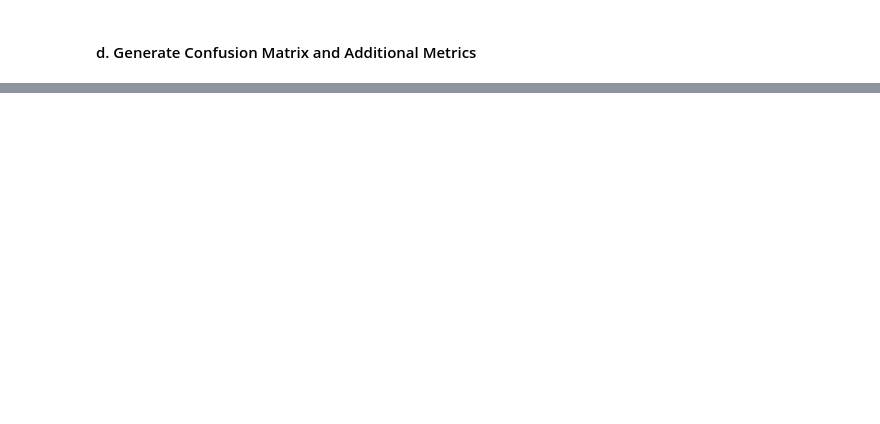
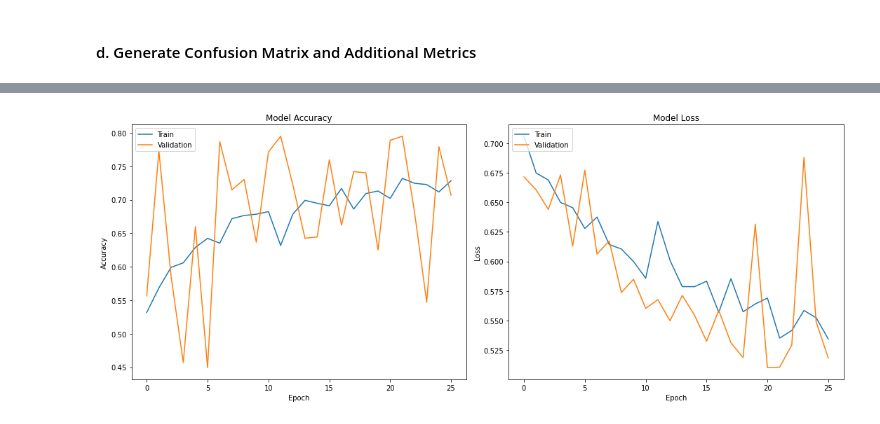
Before and after one commit to taingocbui/Skin-Cancer-Detection-Using-CNN-ResNet50-XGBoost, a Jupyter notebook: project5.ipynb, the cells around one changed output, grey strips where cells are left out. Cells and saved outputs as stored; diff of their text form; code cells hidden in the pictures; blank space fills up the shorter version.

```diff
--- a/project5.ipynb
+++ b/project5.ipynb
@@ -324,0 +410,20 @@ support: 660
+# %%
+# Compile the model
+model.compile(
+    optimizer='adam',
+    loss= 'binary_crossentropy',
+    metrics=['accuracy', AUC(name='auc')]
+)
+
+# Train the model
+history = model.fit(
+    training_set,
+    steps_per_epoch=training_set.samples // training_set.batch_size,
+    validation_data=validation_set,
+    validation_steps=validation_set.samples // validation_set.batch_size,
+    epochs=30,
+    callbacks=[early_stopping]
+)
+
+# Save the model
+model.save('RestNet_model_best_weights.h5')
@@ -324,0 +466,23 @@ support: 660
+# %%
+fig, (ax1,ax2) = plt.subplots(nrows = 1, ncols = 2, figsize=(15, 6))
+
+# Plot training & validation accuracy values
+ax1.plot(history.history['accuracy'])
+ax1.plot(history.history['val_accuracy'])
+ax1.set_title('Model Accuracy')
+ax1.set_ylabel('Accuracy')
+ax1.set_xlabel('Epoch')
+ax1.legend(['Train', 'Validation'], loc='upper left')
+
+# # Plot training & validation loss values
+ax2.plot(history.history['loss'])
+ax2.plot(history.history['val_loss'])
+ax2.set_title('Model Loss')
+ax2.set_ylabel('Loss')
+ax2.set_xlabel('Epoch')
+ax2.legend(['Train', 'Validation'], loc='upper left')
+
+plt.tight_layout()
+plt.show()
+# %% [output]
+[figure, added]
```
Also changed, not shown: parts of 35 cells of this notebook, 2 other files.
